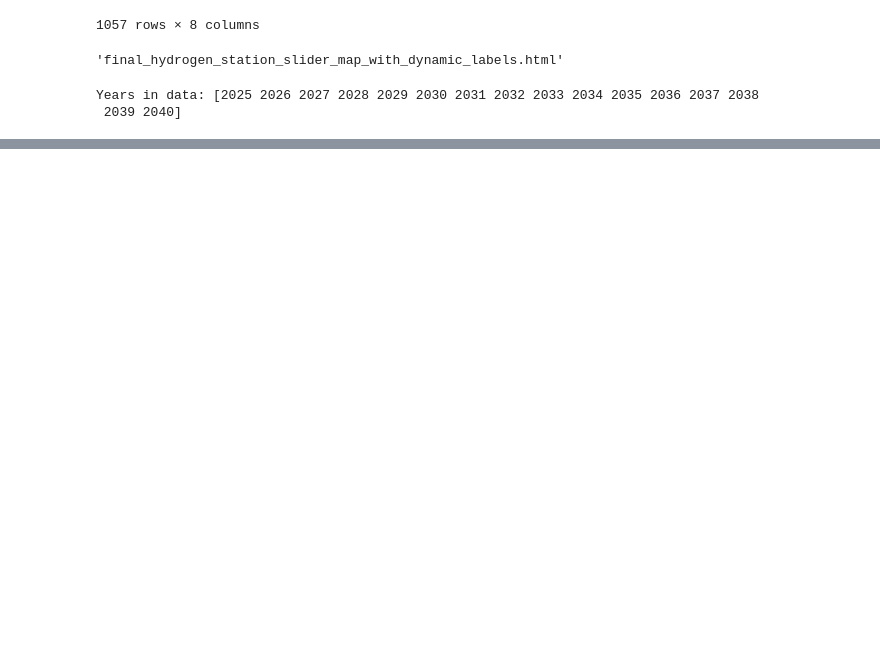
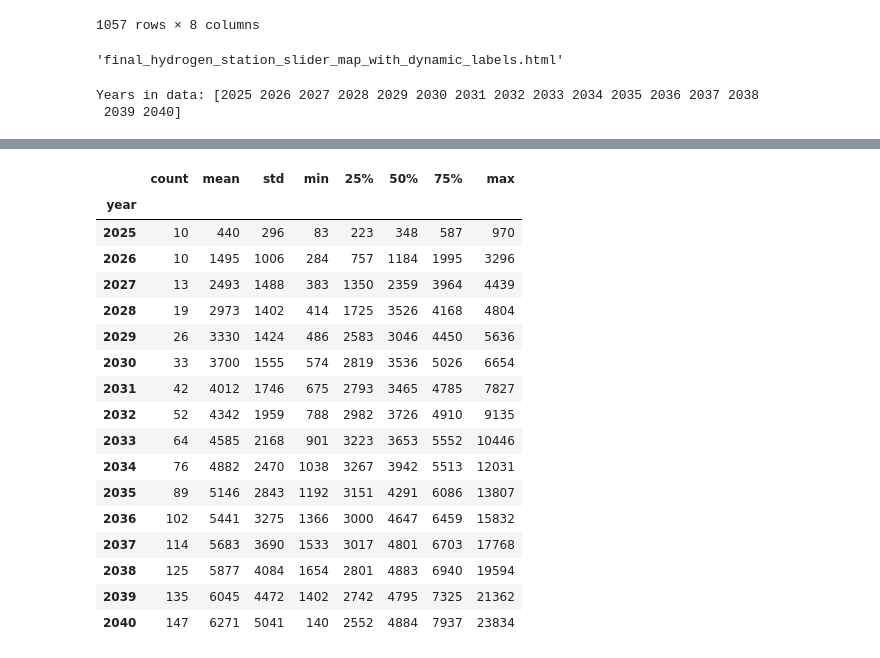
Before and after one commit to jpcadiz/New_SERA_Runs, a Jupyter notebook: Station Clustering_Cadiz_J/SERA_Truck_Station_Madhu.ipynb, the cells around one changed output, grey strips where cells are left out. Saved outputs shown, nothing was run; the diff lists cells and outputs as text; code cells hidden in the pictures; blank space fills up the shorter version.

```diff
--- a/Station Clustering_Cadiz_J/SERA_Truck_Station_Madhu.ipynb
+++ b/Station Clustering_Cadiz_J/SERA_Truck_Station_Madhu.ipynb
@@ -673,0 +703,22 @@ allocation_df.groupby('year').sum()
+# %%
+# Group by year, then calculate descriptive statistics for each year
+allocation_df.groupby('year')['hydrogen_kg_allocated_per_day'].describe().astype(int)
+# %% [output]
+|  | count | mean | std | min | 25% | 50% | 75% | max |
+| year |  |  |  |  |  |  |  |  |
+| 2025 | 10 | 440 | 296 | 83 | 223 | 348 | 587 | 970 |
+| 2026 | 10 | 1495 | 1006 | 284 | 757 | 1184 | 1995 | 3296 |
+| 2027 | 13 | 2493 | 1488 | 383 | 1350 | 2359 | 3964 | 4439 |
+| 2028 | 19 | 2973 | 1402 | 414 | 1725 | 3526 | 4168 | 4804 |
+| 2029 | 26 | 3330 | 1424 | 486 | 2583 | 3046 | 4450 | 5636 |
+| 2030 | 33 | 3700 | 1555 | 574 | 2819 | 3536 | 5026 | 6654 |
+| 2031 | 42 | 4012 | 1746 | 675 | 2793 | 3465 | 4785 | 7827 |
+| 2032 | 52 | 4342 | 1959 | 788 | 2982 | 3726 | 4910 | 9135 |
+| 2033 | 64 | 4585 | 2168 | 901 | 3223 | 3653 | 5552 | 10446 |
+| 2034 | 76 | 4882 | 2470 | 1038 | 3267 | 3942 | 5513 | 12031 |
+| 2035 | 89 | 5146 | 2843 | 1192 | 3151 | 4291 | 6086 | 13807 |
+| 2036 | 102 | 5441 | 3275 | 1366 | 3000 | 4647 | 6459 | 15832 |
+| 2037 | 114 | 5683 | 3690 | 1533 | 3017 | 4801 | 6703 | 17768 |
+| 2038 | 125 | 5877 | 4084 | 1654 | 2801 | 4883 | 6940 | 19594 |
+| 2039 | 135 | 6045 | 4472 | 1402 | 2742 | 4795 | 7325 | 21362 |
+| 2040 | 147 | 6271 | 5041 | 140 | 2552 | 4884 | 7937 | 23834 |
```
Also changed, not shown: parts of 5 cells of this notebook, 7 other files.
